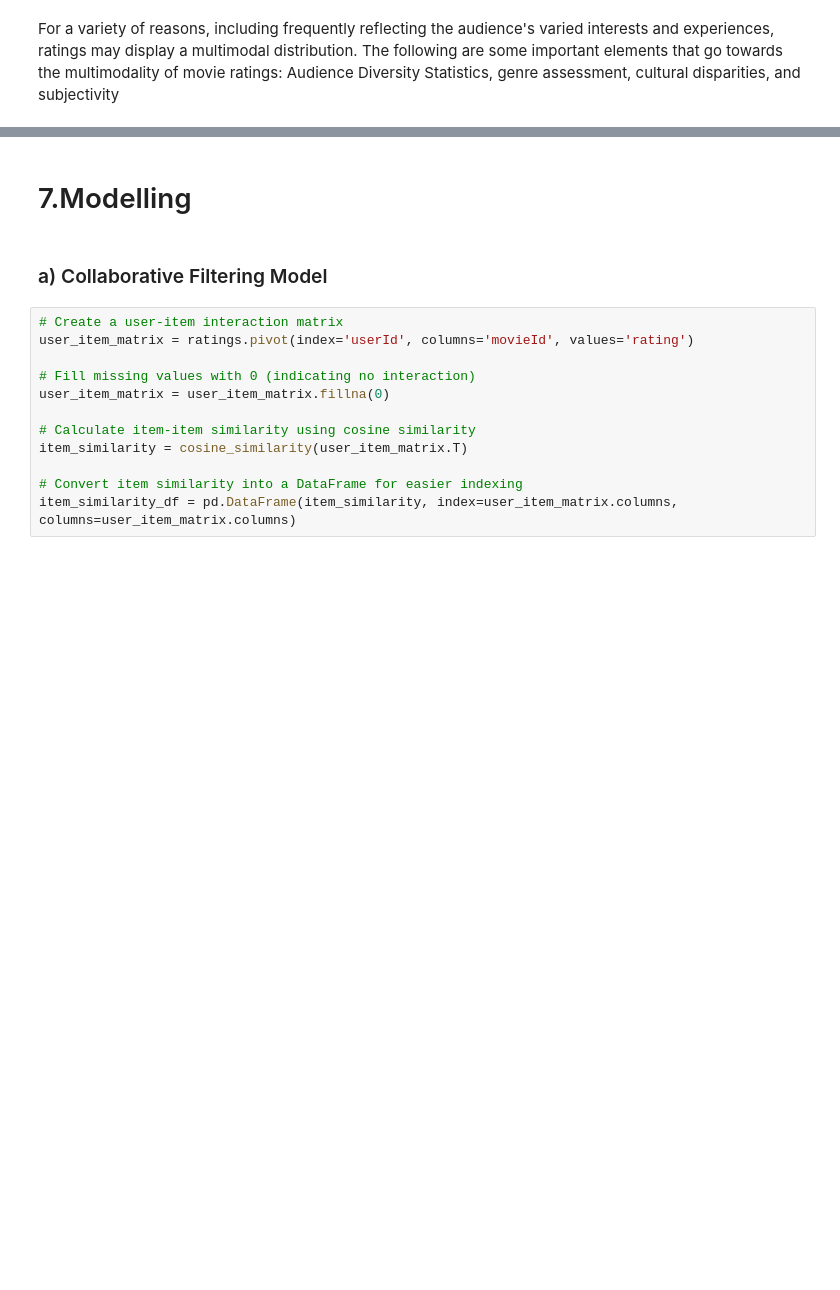
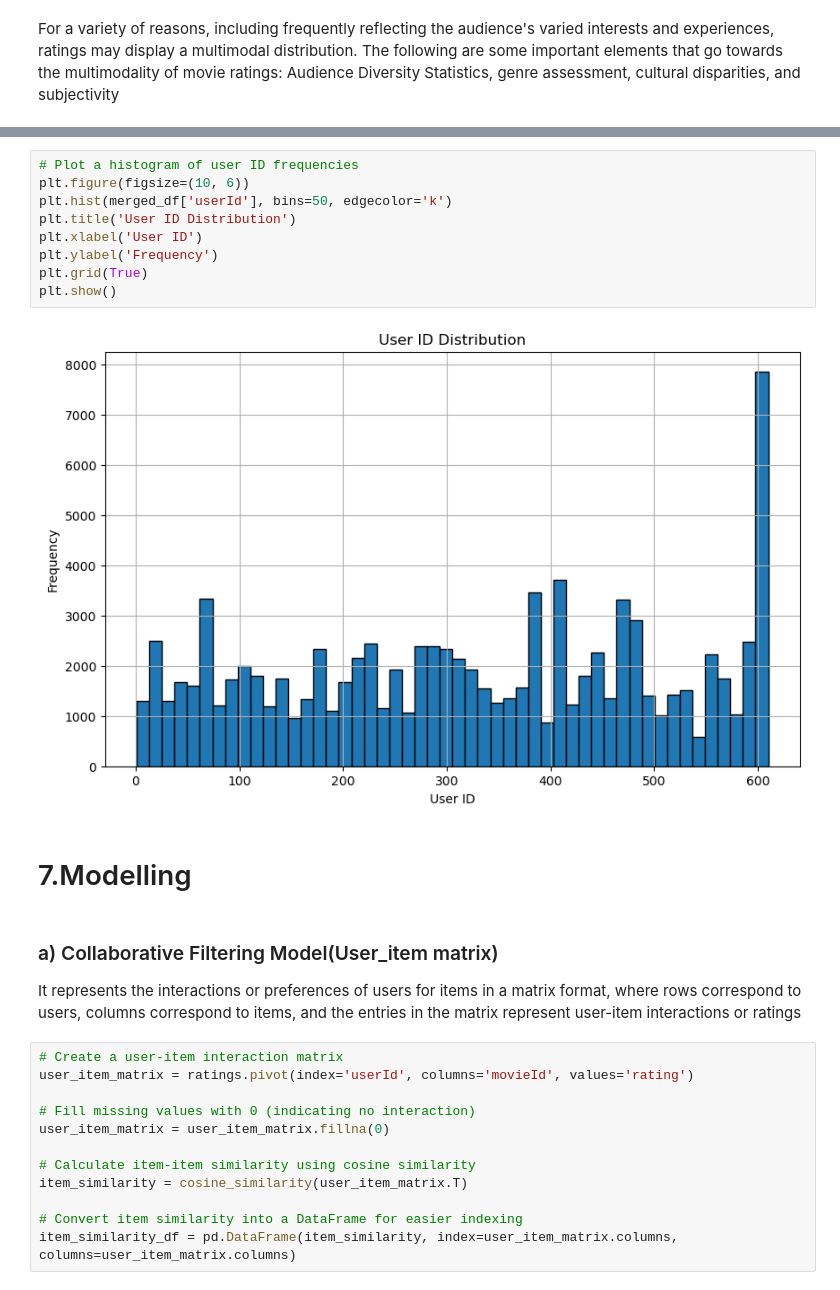
Before and after one commit to linusg46/Movie-recommedation, a Jupyter notebook: Movie.ipynb, the cells around one changed output, grey strips where cells are left out. Saved outputs shown, nothing was run; the diff lists cells and outputs as text; blank space fills up the shorter version.

```diff
--- a/Movie.ipynb
+++ b/Movie.ipynb
@@ -356,7 +402,19 @@ Audience Diversity Statistics, genre assessment, cultural disparities, and subje
+# %%
+# Plot a histogram of user ID frequencies
+plt.figure(figsize=(10, 6))
+plt.hist(merged_df['userId'], bins=50, edgecolor='k')
+plt.title('User ID Distribution')
+plt.xlabel('User ID')
+plt.ylabel('Frequency')
+plt.grid(True)
+plt.show()
+# %% [output]
+[figure, added]
 # %% [markdown]
 # 7.Modelling
 # %% [markdown]
-### a) Collaborative Filtering Model
+### a) Collaborative Filtering Model(User_item matrix)
+It represents the interactions or preferences of users for items in a matrix format, where rows correspond to users, columns correspond to items, and the entries in the matrix represent user-item interactions or ratings
 # %%
 # Create a user-item interaction matrix
 user_item_matrix = ratings.pivot(index='userId', columns='movieId', values='rating')
```
Also changed, not shown: parts of 27 cells of this notebook, 2 other files.
